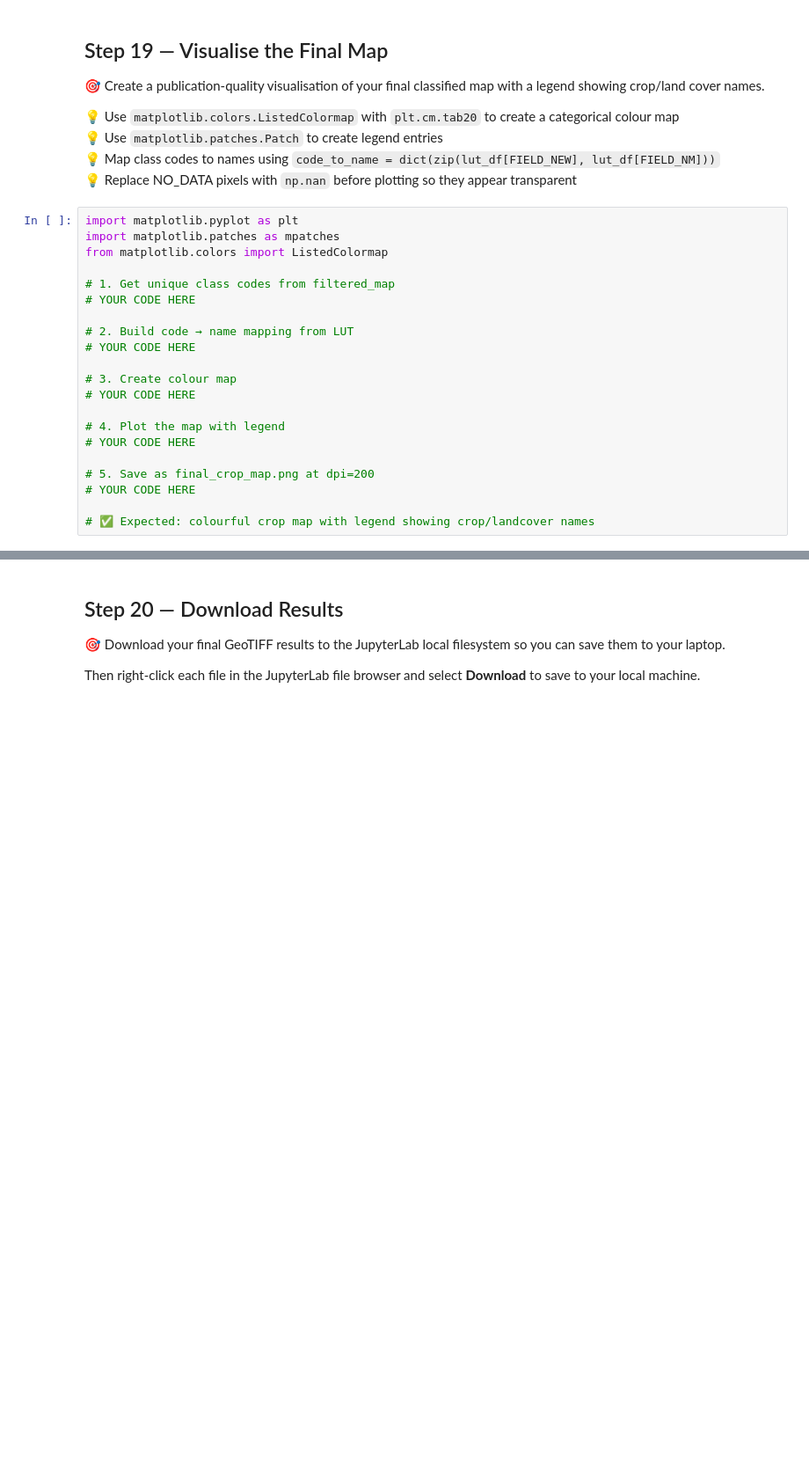
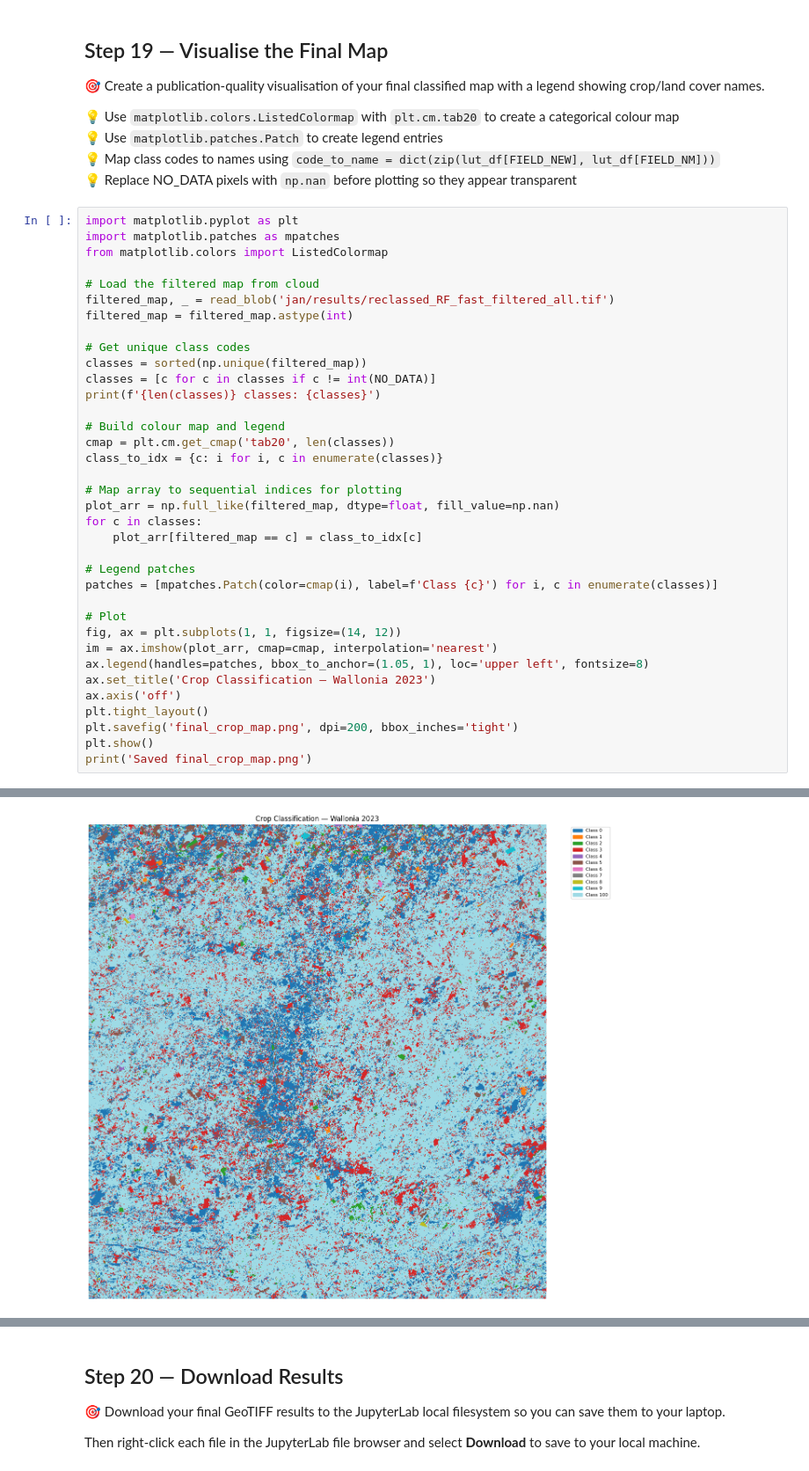
Before and after one commit to JanKazimir/crop_classification, a Jupyter notebook: jan_train.ipynb, the cells around one changed output, grey strips where cells are left out. Shown at 88% size. Saved outputs shown, nothing was run; the diff lists cells and outputs as text; blank space fills up the shorter version.

```diff
--- a/jan_train.ipynb
+++ b/jan_train.ipynb
@@ -773,19 +815,35 @@ import matplotlib.pyplot as plt
 import matplotlib.patches as mpatches
 from matplotlib.colors import ListedColormap
 
-# 1. Get unique class codes from filtered_map
-# YOUR CODE HERE
+# Load the filtered map from cloud
+filtered_map, _ = read_blob('jan/results/reclassed_RF_fast_filtered_all.tif')
+filtered_map = filtered_map.astype(int)
 
-# 2. Build code → name mapping from LUT
-# YOUR CODE HERE
+# Get unique class codes
+classes = sorted(np.unique(filtered_map))
+classes = [c for c in classes if c != int(NO_DATA)]
+print(f'{len(classes)} classes: {classes}')
 
-# 3. Create colour map
-# YOUR CODE HERE
+# Build colour map and legend
+cmap = plt.cm.get_cmap('tab20', len(classes))
+class_to_idx = {c: i for i, c in enumerate(classes)}
 
-# 4. Plot the map with legend
-# YOUR CODE HERE
+# Map array to sequential indices for plotting
+plot_arr = np.full_like(filtered_map, dtype=float, fill_value=np.nan)
+for c in classes:
+    plot_arr[filtered_map == c] = class_to_idx[c]
 
-# 5. Save as final_crop_map.png at dpi=200
-# YOUR CODE HERE
+# Legend patches
+patches = [mpatches.Patch(color=cmap(i), label=f'Class {c}') for i, c in enumerate(classes)]
 
-# ✅ Expected: colourful crop map with legend showing crop/landcover names
+# Plot
+fig, ax = plt.subplots(1, 1, figsize=(14, 12))
+im = ax.imshow(plot_arr, cmap=cmap, interpolation='nearest')
+ax.legend(handles=patches, bbox_to_anchor=(1.05, 1), loc='upper left', fontsize=8)
+ax.set_title('Crop Classification — Wallonia 2023')
+ax.axis('off')
+plt.tight_layout()
+plt.savefig('final_crop_map.png', dpi=200, bbox_inches='tight')
+plt.show()
+print('Saved final_crop_map.png')
+# %% [output]
@@ -791,0 +851 @@ from matplotlib.colors import ListedColormap
+[figure, added]
```
Also changed, not shown: parts of 7 cells of this notebook, 1 other file.
